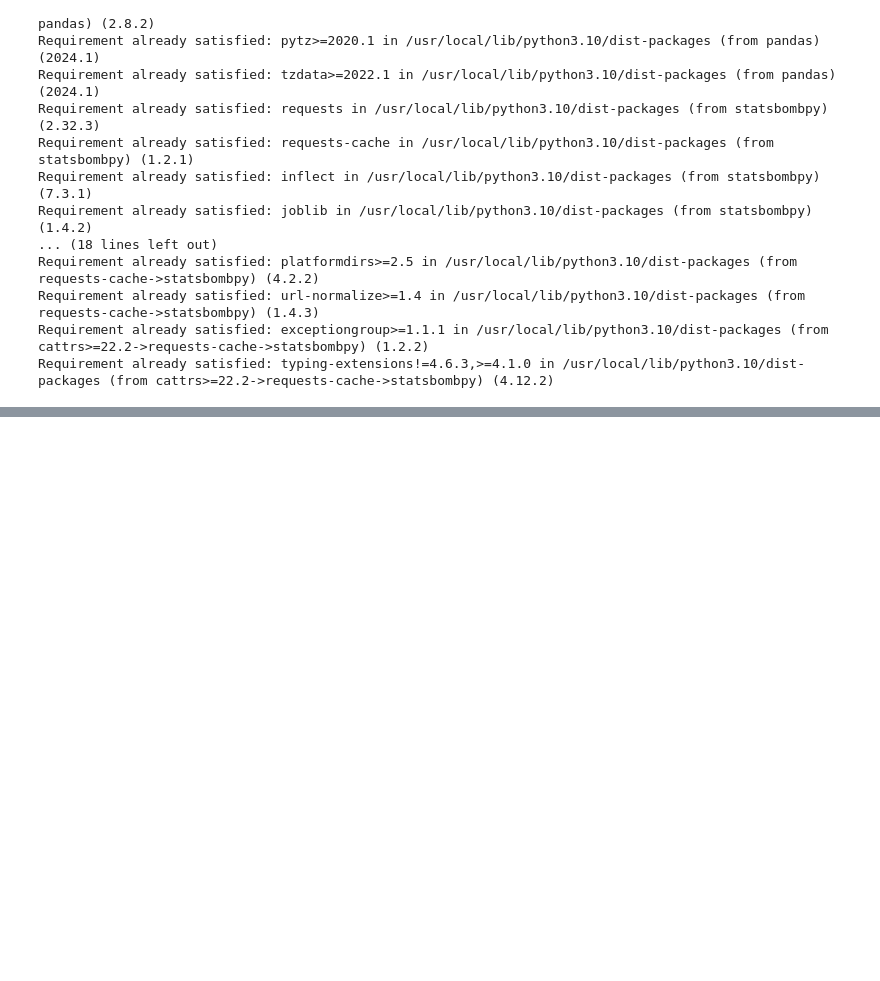
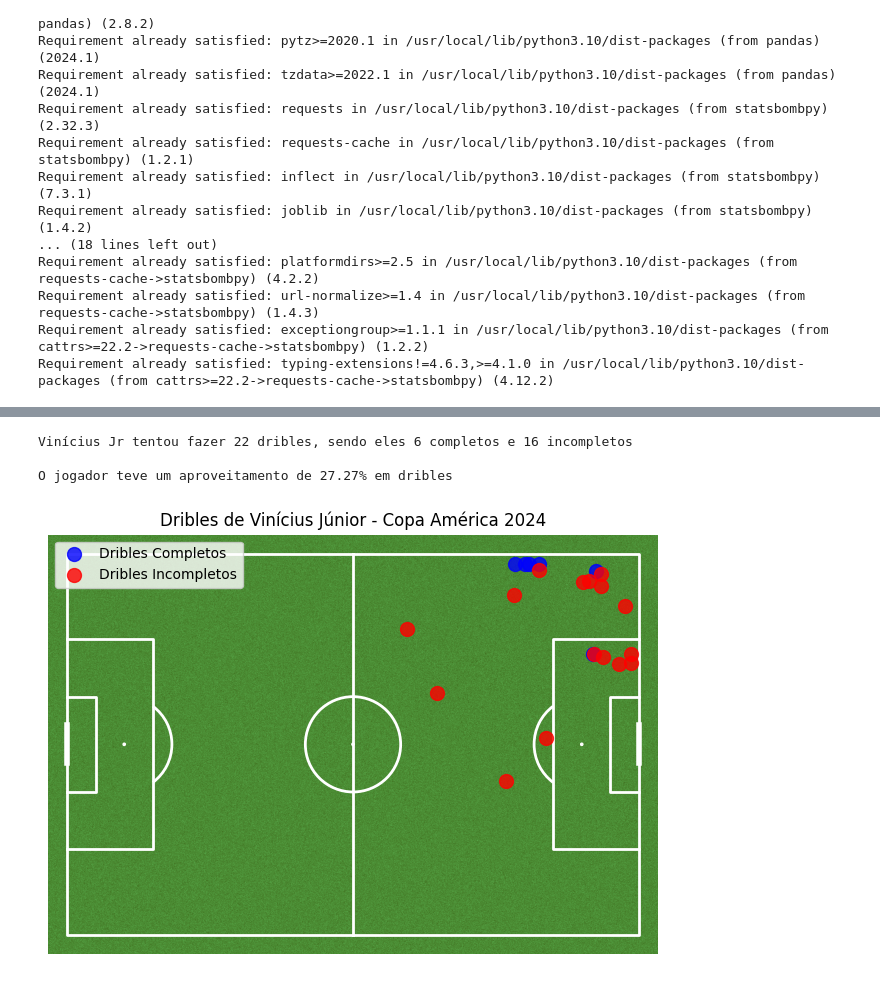
Before and after one commit to renanamd/analise_vinijr, a Jupyter notebook: analise_vinijr.ipynb, the cells around one changed output, grey strips where cells are left out. Cells and saved outputs as stored; diff of their text form; code cells hidden in the pictures; blank space fills up the shorter version.

```diff
--- a/analise_vinijr.ipynb
+++ b/analise_vinijr.ipynb
@@ -104 +127,34 @@ plt.show()
+# %%
+total_dribles = len(dribles)
+dribles_completos = (dribles[dribles['dribble_outcome'] == 'Complete'])
+dribles_incompletos = (dribles[dribles['dribble_outcome'] == 'Incomplete'])
+
+print("Vinícius Jr tentou fazer " + str(total_dribles) + " dribles, sendo eles " + str(len(dribles_completos)) + " completos e " + str(len(dribles_incompletos)) + " incompletos \n")
+
+aproveitamento_dribles = len(dribles_completos) / total_dribles
+print("O jogador teve um aproveitamento de " + str(round(aproveitamento_dribles * 100, 2)) + "% em dribles \n")
+
+
+pitch = Pitch(pitch_type='statsbomb', line_color='white', pitch_color='grass')
+fig, ax = pitch.draw()
+
+pitch.scatter(dribles_completos['location'].apply(lambda x: x[0]),
+              dribles_completos['location'].apply(lambda x: x[1]),
+              alpha=0.8, color='blue', s=100, ax=ax, label='Dribles Completos')
+
+# Plotar dribles incompletos (em vermelho)
+pitch.scatter(dribles_incompletos['location'].apply(lambda x: x[0]),
+              dribles_incompletos['location'].apply(lambda x: x[1]),
+              alpha=0.8, color='red', s=100, ax=ax, label='Dribles Incompletos')
+
+# Adicionar uma legenda
+ax.legend()
+
+plt.title('Dribles de Vinícius Júnior - Copa América 2024')
+plt.show()
+# %% [output]
+Vinícius Jr tentou fazer 22 dribles, sendo eles 6 completos e 16 incompletos
+
+O jogador teve um aproveitamento de 27.27% em dribles
+[figure, added]
 # %%
```
Also changed, not shown: parts of 14 cells of this notebook.
